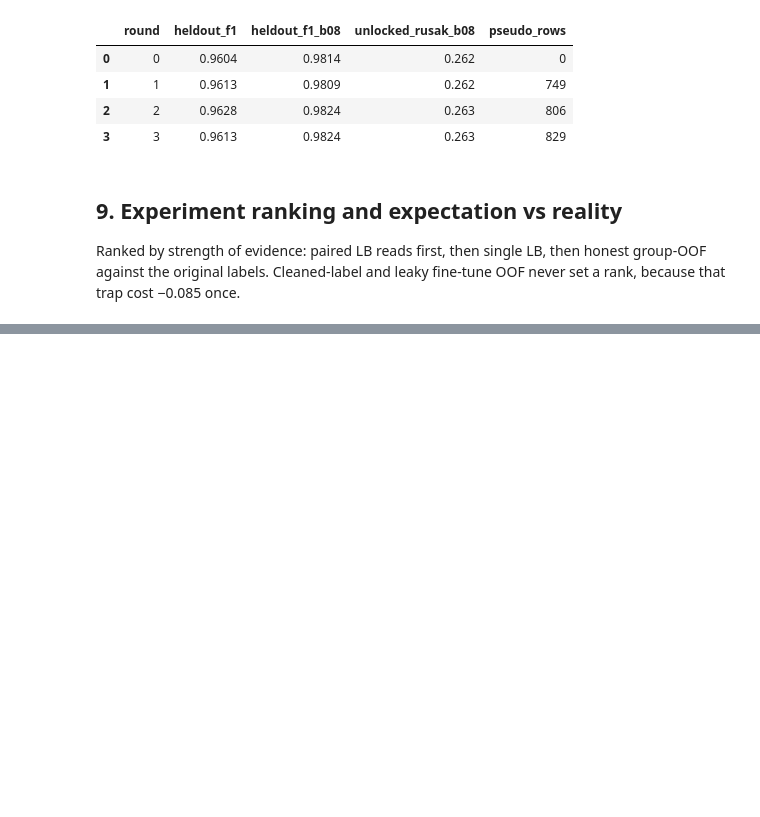
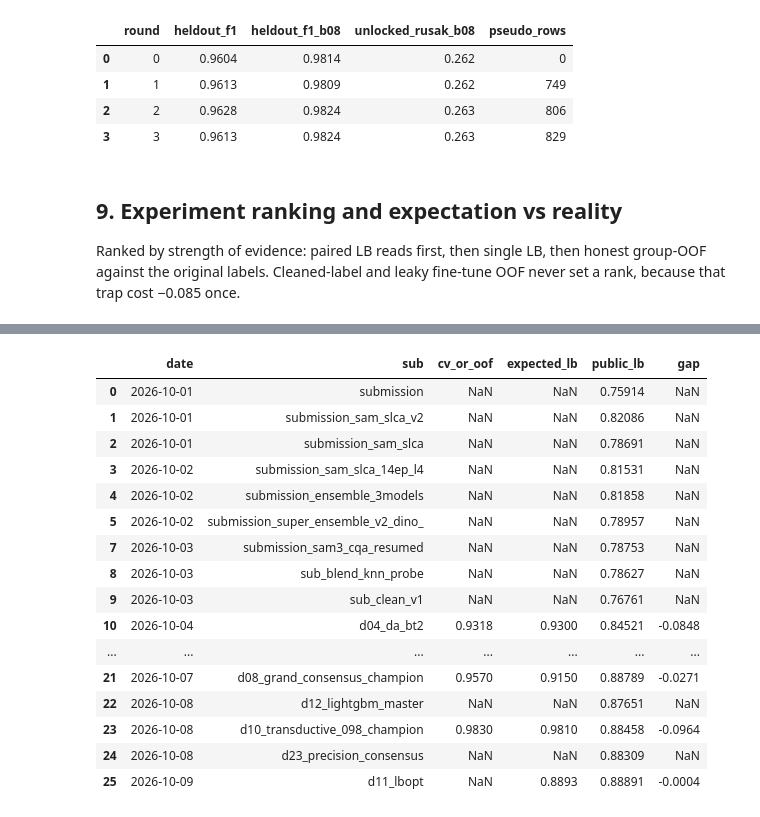
Before and after one commit to yauwes/datascape-jev-rlcd-pipeline, a Jupyter notebook: notebook/Datascape_Pipeline.ipynb, the cells around one changed output, grey strips where cells are left out. Drawn from its saved outputs; the diff is of its cells as text; code cells hidden in the pictures; blank space fills up the shorter version.

```diff
--- a/notebook/Datascape_Pipeline.ipynb
+++ b/notebook/Datascape_Pipeline.ipynb
@@ -396,0 +472,20 @@ notebook finished in 2s
+# %%
+pd.read_csv(W / 'expectation_vs_lb.csv').dropna(subset=['public_lb'])
+# %% [output]
+|  | date | sub | cv_or_oof | expected_lb | public_lb | gap |
+| 0 | 2026-10-01 | submission | NaN | NaN | 0.75914 | NaN |
+| 1 | 2026-10-01 | submission_sam_slca_v2 | NaN | NaN | 0.82086 | NaN |
+| 2 | 2026-10-01 | submission_sam_slca | NaN | NaN | 0.78691 | NaN |
+| 3 | 2026-10-02 | submission_sam_slca_14ep_l4 | NaN | NaN | 0.81531 | NaN |
+| 4 | 2026-10-02 | submission_ensemble_3models | NaN | NaN | 0.81858 | NaN |
+| 5 | 2026-10-02 | submission_super_ensemble_v2_dino_ | NaN | NaN | 0.78957 | NaN |
+| 7 | 2026-10-03 | submission_sam3_cqa_resumed | NaN | NaN | 0.78753 | NaN |
+| 8 | 2026-10-03 | sub_blend_knn_probe | NaN | NaN | 0.78627 | NaN |
+| 9 | 2026-10-03 | sub_clean_v1 | NaN | NaN | 0.76761 | NaN |
+| 10 | 2026-10-04 | d04_da_bt2 | 0.9318 | 0.9300 | 0.84521 | -0.0848 |
+| ... | ... | ... | ... | ... | ... | ... |
+| 21 | 2026-10-07 | d08_grand_consensus_champion | 0.9570 | 0.9150 | 0.88789 | -0.0271 |
+| 22 | 2026-10-08 | d12_lightgbm_master | NaN | NaN | 0.87651 | NaN |
+| 23 | 2026-10-08 | d10_transductive_098_champion | 0.9830 | 0.9810 | 0.88458 | -0.0964 |
+| 24 | 2026-10-08 | d23_precision_consensus | NaN | NaN | 0.88309 | NaN |
+| 25 | 2026-10-09 | d11_lbopt | NaN | 0.8893 | 0.88891 | -0.0004 |
```
Also changed, not shown: parts of 9 cells of this notebook, 1 other file.
